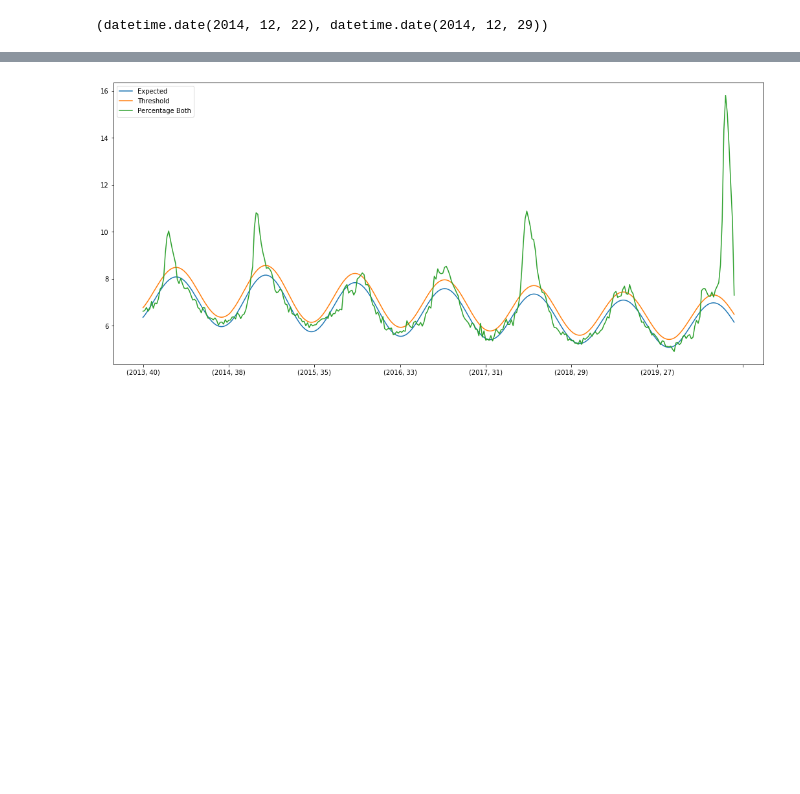
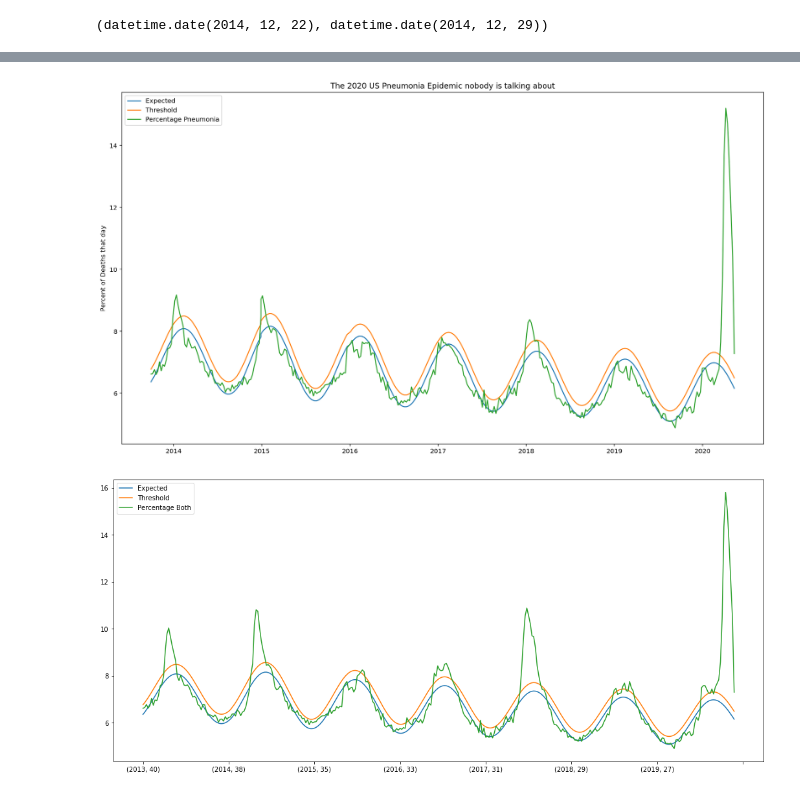
Before and after one commit to dbabbitt/notebooks, a Jupyter notebook: covid19/ipynb/Influenza Deaths during Lockdown.ipynb, the cells around one changed output, grey strips where cells are left out. Saved outputs shown, nothing was run; the diff lists cells and outputs as text; code cells hidden in the pictures; blank space fills up the shorter version.

```diff
--- a/covid19/ipynb/Influenza Deaths during Lockdown.ipynb
+++ b/covid19/ipynb/Influenza Deaths during Lockdown.ipynb
@@ -207,3 +208,20 @@ Index([2013-09-30, 2013-10-07, 2013-10-14, 2013-10-21, 2013-10-28, 2013-11-04,
+# %%
+
+from datetime import date
+
+columns_list = ['Expected', 'Threshold', 'Percentage Pneumonia']
+fig = plt.figure(figsize=(18, 18/TWITTER_ASPECT_RATIO))
+ax = fig.add_subplot(111, autoscale_on=True)
+both_df = s.load_object('flu_df')
+both_df.index = pd.Index([monday_of_calenderweek(year, week) for (year, week) in both_df.index])
+both_df.index.name = 'date'
+both_df[columns_list].plot.line(ax=ax)
+ax.legend(loc='upper left')
+ax.set_title('The 2020 US Pneumonia Epidemic nobody is talking about')
+ax.set_ylabel('Percent of Deaths that day')
+ax.set_xlabel('');
+# %% [output]
+[figure, added]
 # %%
 
 # https://stackoverflow.com/questions/22780563/group-labels-in-matplotlib-barchart-using-pandas-multiindex
```
Also changed, not shown: parts of 7 cells of this notebook, 4 other files.
